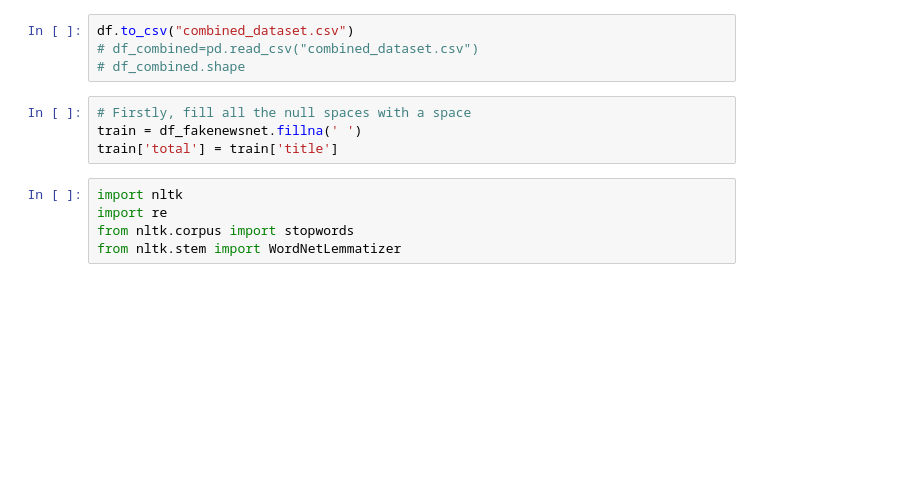
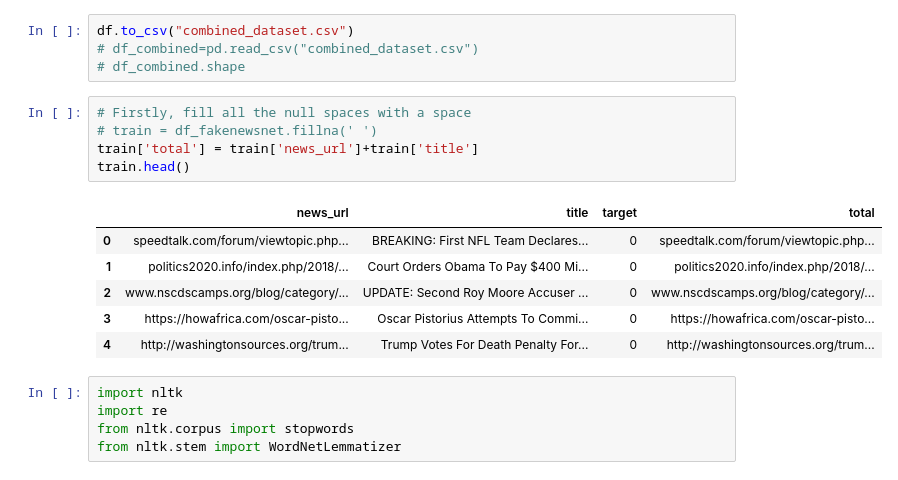
Before and after one commit to anuva312/FactOrFake, a Jupyter notebook: FactOrFake.ipynb, the cells around one changed output. Cells and saved outputs as stored; diff of their text form; blank space fills up the shorter version.

```diff
--- a/FactOrFake.ipynb
+++ b/FactOrFake.ipynb
@@ -136,8 +145,16 @@ df.to_csv("combined_dataset.csv")
 # df_combined.shape
 # %%
 # Firstly, fill all the null spaces with a space
-train = df_fakenewsnet.fillna(' ')
-train['total'] = train['title']
+# train = df_fakenewsnet.fillna(' ')
+train['total'] = train['news_url']+train['title']
+train.head()
+# %% [output]
+|  | news_url | title | target | total |
+| 0 | speedtalk.com/forum/viewtopic.php... | BREAKING: First NFL Team Declares... | 0 | speedtalk.com/forum/viewtopic.php... |
+| 1 | politics2020.info/index.php/2018/... | Court Orders Obama To Pay $400 Mi... | 0 | politics2020.info/index.php/2018/... |
+| 2 | www.nscdscamps.org/blog/category/... | UPDATE: Second Roy Moore Accuser ... | 0 | www.nscdscamps.org/blog/category/... |
+| 3 | https://howafrica.com/oscar-pisto... | Oscar Pistorius Attempts To Commi... | 0 | https://howafrica.com/oscar-pisto... |
+| 4 | http://washingtonsources.org/trum... | Trump Votes For Death Penalty For... | 0 | http://washingtonsources.org/trum... |
 # %%
 import nltk
 import re
```
Also changed, not shown: parts of 3 cells of this notebook, 1 other file.
